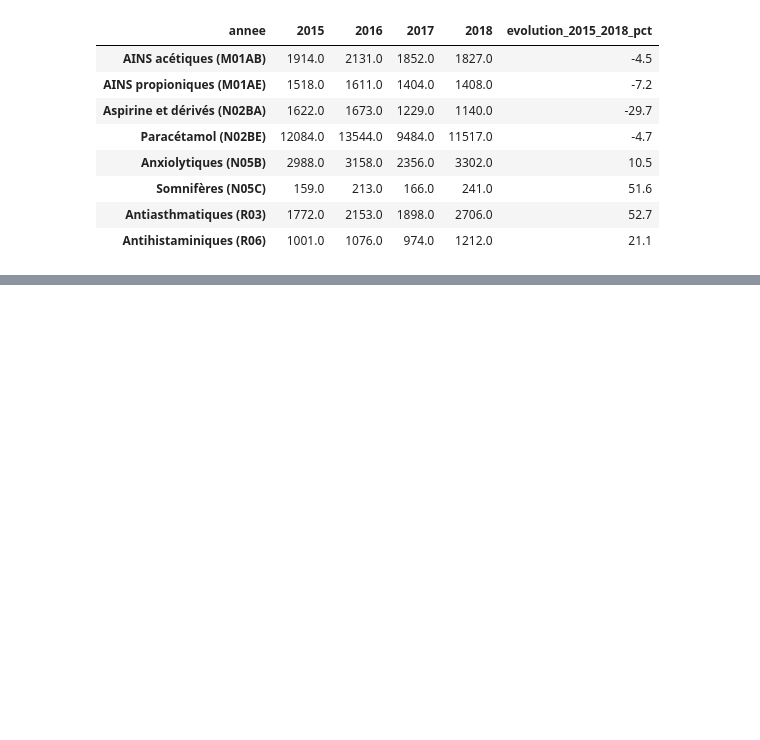
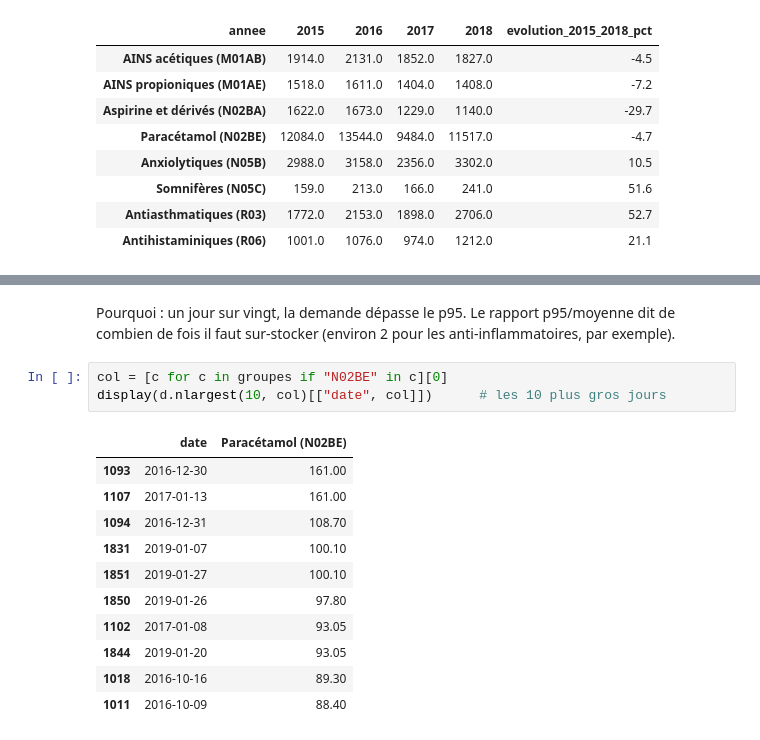
Before and after one commit to Esteban-13/rush_2, a Jupyter notebook: statistiques.ipynb, the cells around one changed output, grey strips where cells are left out. Saved outputs shown, nothing was run; the diff lists cells and outputs as text; blank space fills up the shorter version.

```diff
--- a/statistiques.ipynb
+++ b/statistiques.ipynb
@@ -130,0 +159,17 @@ display(annuel.round(0).T.assign(evolution_2015_2018_pct=evolution.round(1)))
+# %% [markdown]
+Pourquoi : un jour sur vingt, la demande dépasse le p95. Le rapport p95/moyenne dit de combien de fois il faut sur-stocker (environ 2 pour les anti-inflammatoires, par exemple).
+# %%
+col = [c for c in groupes if "N02BE" in c][0]
+display(d.nlargest(10, col)[["date", col]])      # les 10 plus gros jours
+# %% [output]
+|  | date | Paracétamol (N02BE) |
+| 1093 | 2016-12-30 | 161.00 |
+| 1107 | 2017-01-13 | 161.00 |
+| 1094 | 2016-12-31 | 108.70 |
+| 1831 | 2019-01-07 | 100.10 |
+| 1851 | 2019-01-27 | 100.10 |
+| 1850 | 2019-01-26 | 97.80 |
+| 1102 | 2017-01-08 | 93.05 |
+| 1844 | 2019-01-20 | 93.05 |
+| 1018 | 2016-10-16 | 89.30 |
+| 1011 | 2016-10-09 | 88.40 |
```
Also changed, not shown: parts of 3 cells of this notebook, 2 other files.
